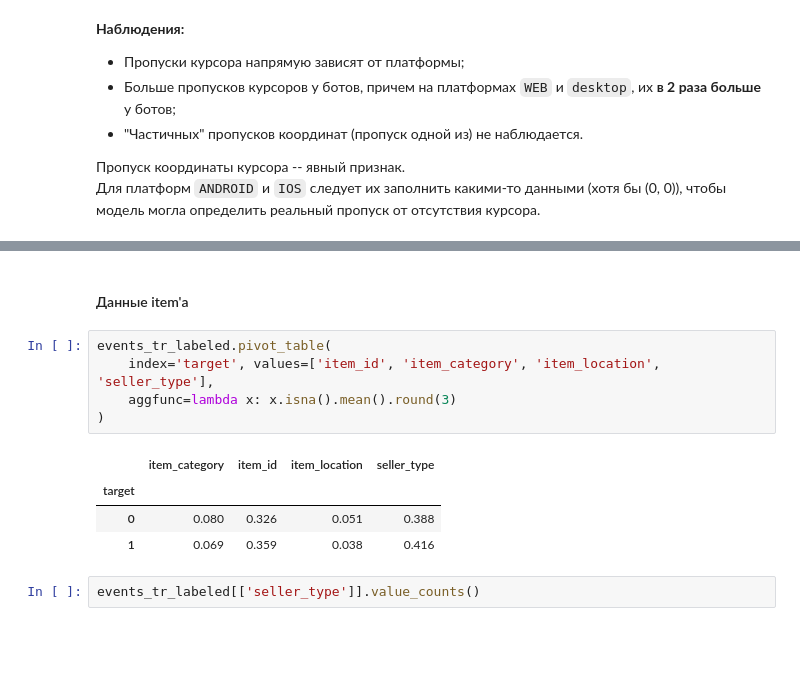
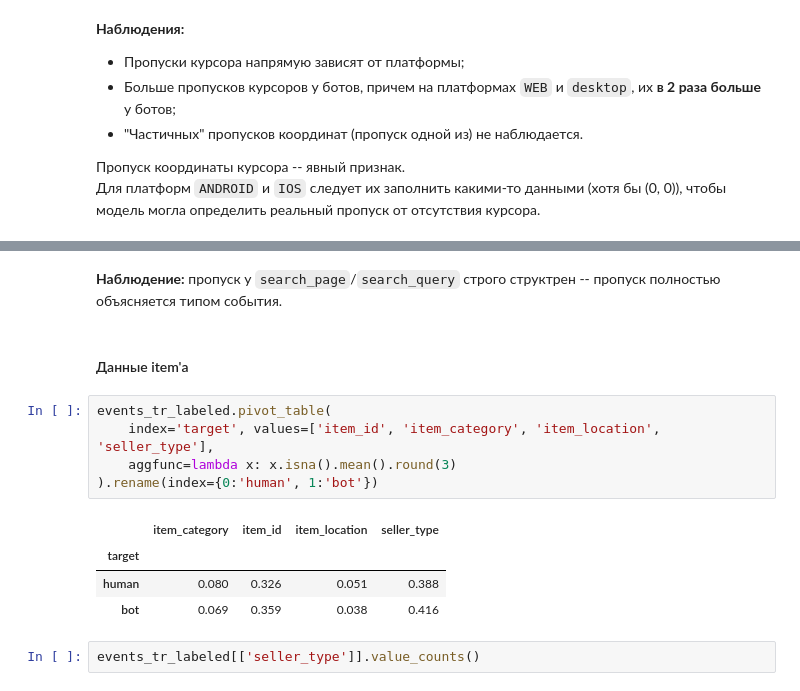
Before and after one commit to FedorProgrammer/ds-bootcamp-contest, a Jupyter notebook: cookies-bot-detector.ipynb, the cells around one changed output, grey strips where cells are left out. Drawn from its saved outputs; the diff is of its cells as text; blank space fills up the shorter version.

Commit message:
feat: update eda (add search_queries misses)

```diff
--- a/cookies-bot-detector.ipynb
+++ b/cookies-bot-detector.ipynb
@@ -406,15 +438,17 @@ plt.show()
+# %% [markdown]
+**Наблюдение:** пропуск у `search_page`/`search_query` строго структрен -- пропуск полностью объясняется типом события.
 # %% [markdown]
 #### Данные item'а <a id="item-data"></a>
 # %%
 events_tr_labeled.pivot_table(
     index='target', values=['item_id', 'item_category', 'item_location', 'seller_type'],
     aggfunc=lambda x: x.isna().mean().round(3)
-)
+).rename(index={0:'human', 1:'bot'})
 # %% [output]
 |  | item_category | item_id | item_location | seller_type |
 | target |  |  |  |  |
-| 0 | 0.080 | 0.326 | 0.051 | 0.388 |
-| 1 | 0.069 | 0.359 | 0.038 | 0.416 |
+| human | 0.080 | 0.326 | 0.051 | 0.388 |
+| bot | 0.069 | 0.359 | 0.038 | 0.416 |
 # %%
 events_tr_labeled[['seller_type']].value_counts()
 # %% [output]
```
Also changed, not shown: parts of 8 cells of this notebook.
